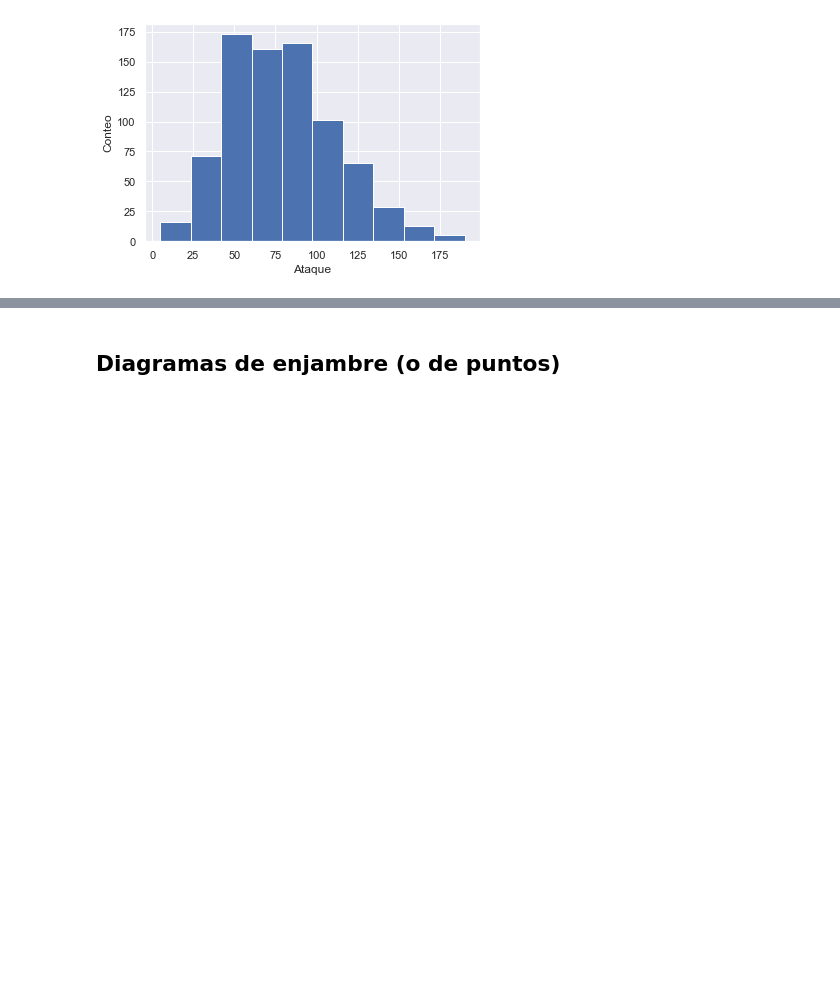
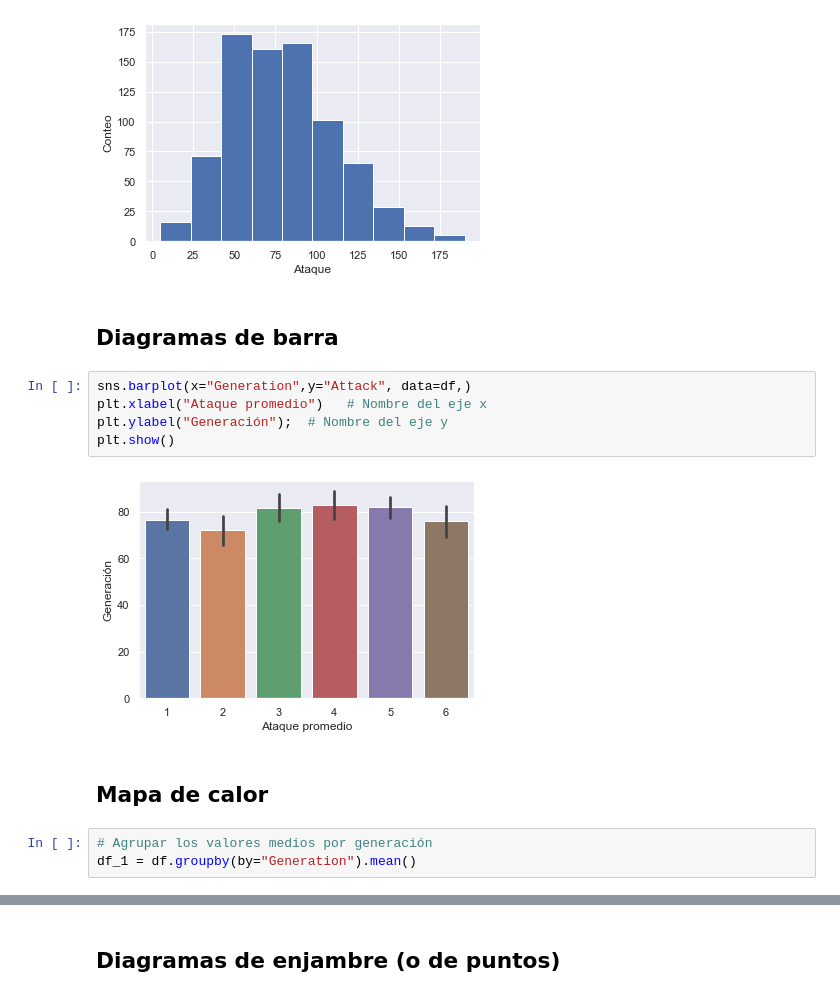
Before and after one commit to OPALO-ESTADISTICA/Estadistica, a Jupyter notebook: Análisis exploratorio de datos.ipynb, the cells around one changed output, grey strips where cells are left out. Cells and saved outputs as stored; diff of their text form; blank space fills up the shorter version.

```diff
--- a/Análisis exploratorio de datos.ipynb
+++ b/Análisis exploratorio de datos.ipynb
@@ -37,3 +39,17 @@ plt.xlabel("Ataque")   # Nombre del eje x
 plt.ylabel("Conteo");  # Nombre del eje y
 # %% [output]
 [figure]
+# %% [markdown]
+## Diagramas de barra
+# %%
+sns.barplot(x="Generation",y="Attack", data=df,)
+plt.xlabel("Ataque promedio")   # Nombre del eje x
+plt.ylabel("Generación");  # Nombre del eje y
+plt.show()
+# %% [output]
+[figure, added]
+# %% [markdown]
+## Mapa de calor
+# %%
+# Agrupar los valores medios por generación
+df_1 = df.groupby(by="Generation").mean()
```
Also changed, not shown: parts of 2 cells of this notebook, 2 other files.
